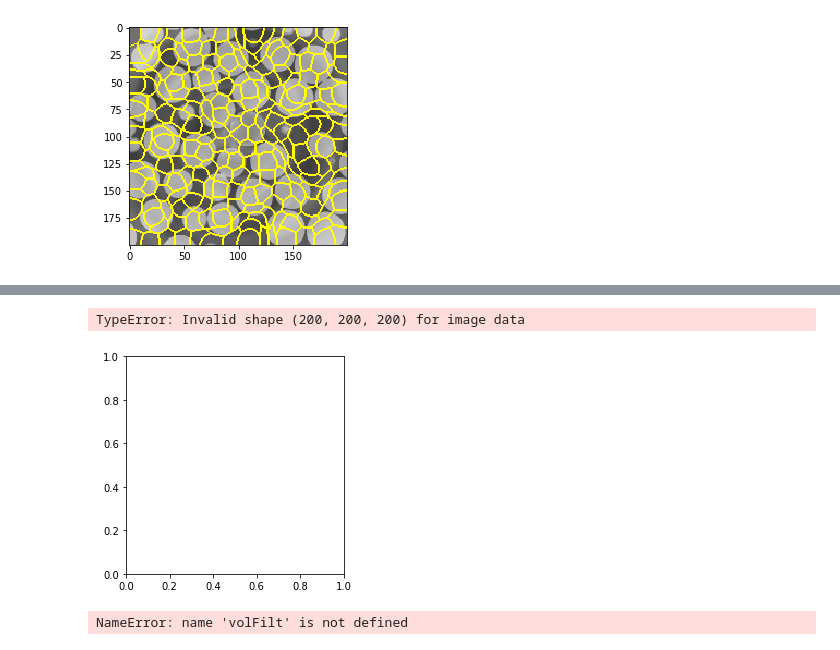
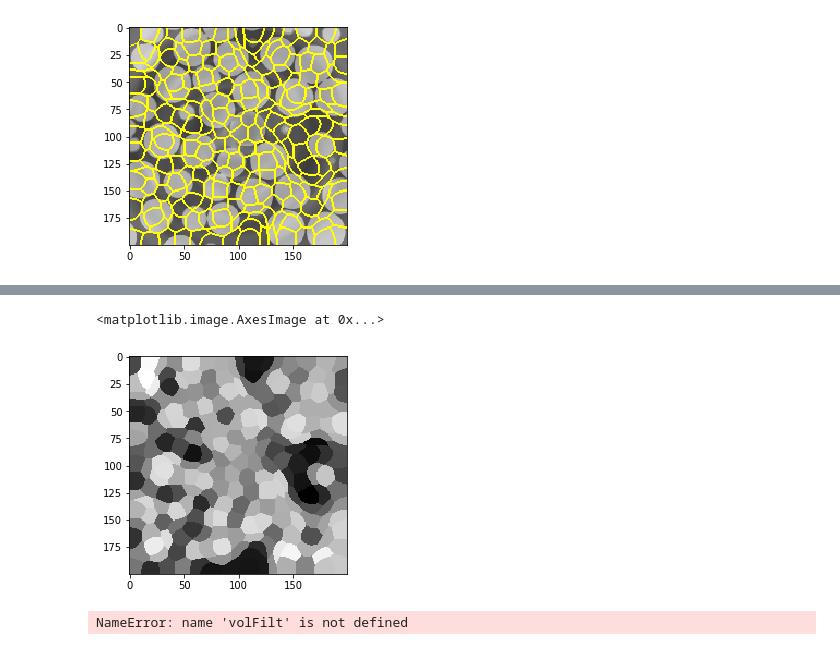
Before and after one commit to CameraIA/dipmicroct, a Jupyter notebook: partII/01_analyze3D.ipynb, the cells around one changed output, grey strips where cells are left out. Cells and saved outputs as stored; diff of their text form; code cells hidden in the pictures.

```diff
--- a/partII/03_analyze3D.ipynb
+++ b/partII/01_analyze3D.ipynb
@@ -384,11 +384,11 @@ np.shape(segments)
 # %%
 from skimage import color
 from skimage.future import graph
-#output = color.label2rgb(segments, aslice, kind='avg')
-plt.imshow(segments,cmap='gray')
+output = color.label2rgb(segments, aslice, kind='avg')
+plt.imshow(output,cmap='gray')
 # %% [output]
-TypeError: Invalid shape (200, 200, 200) for image data
+<matplotlib.image.AxesImage at 0x...>
-[figure, old version]
+[figure, new version]
 # %%
 from scipy import ndimage as ndi
 
```
Also changed, not shown: parts of 3 cells of this notebook, 1 other file.
